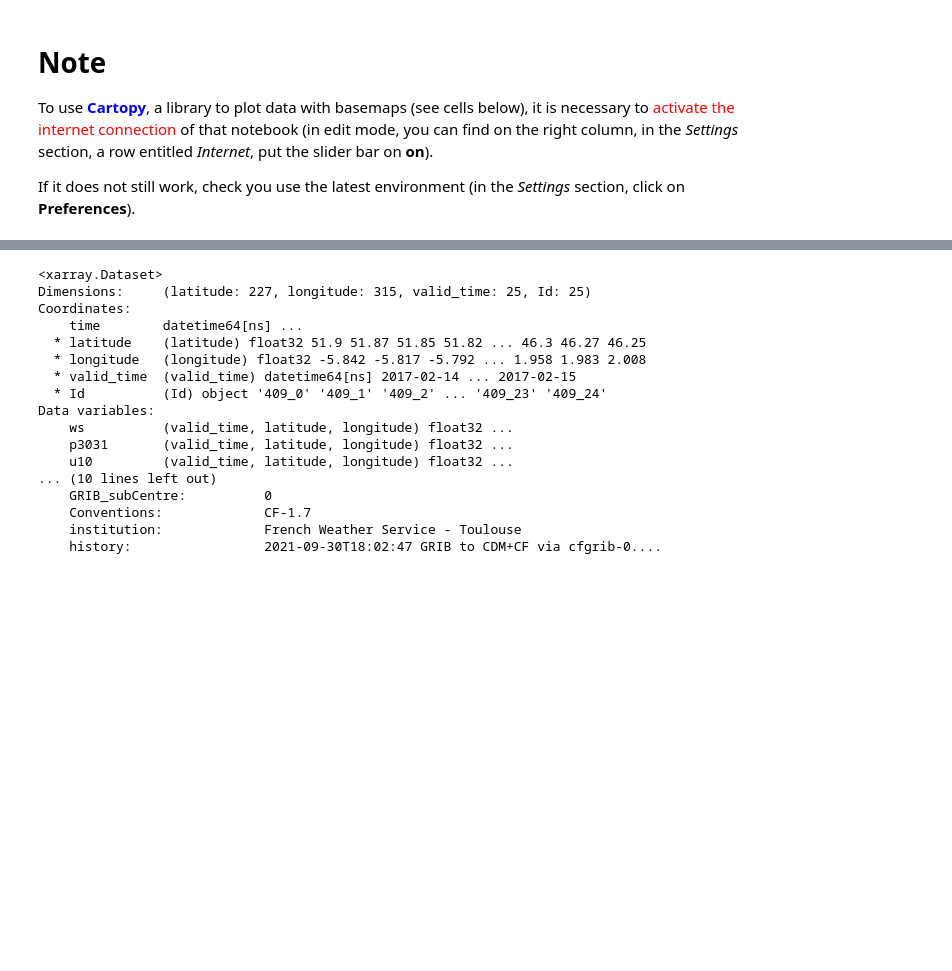
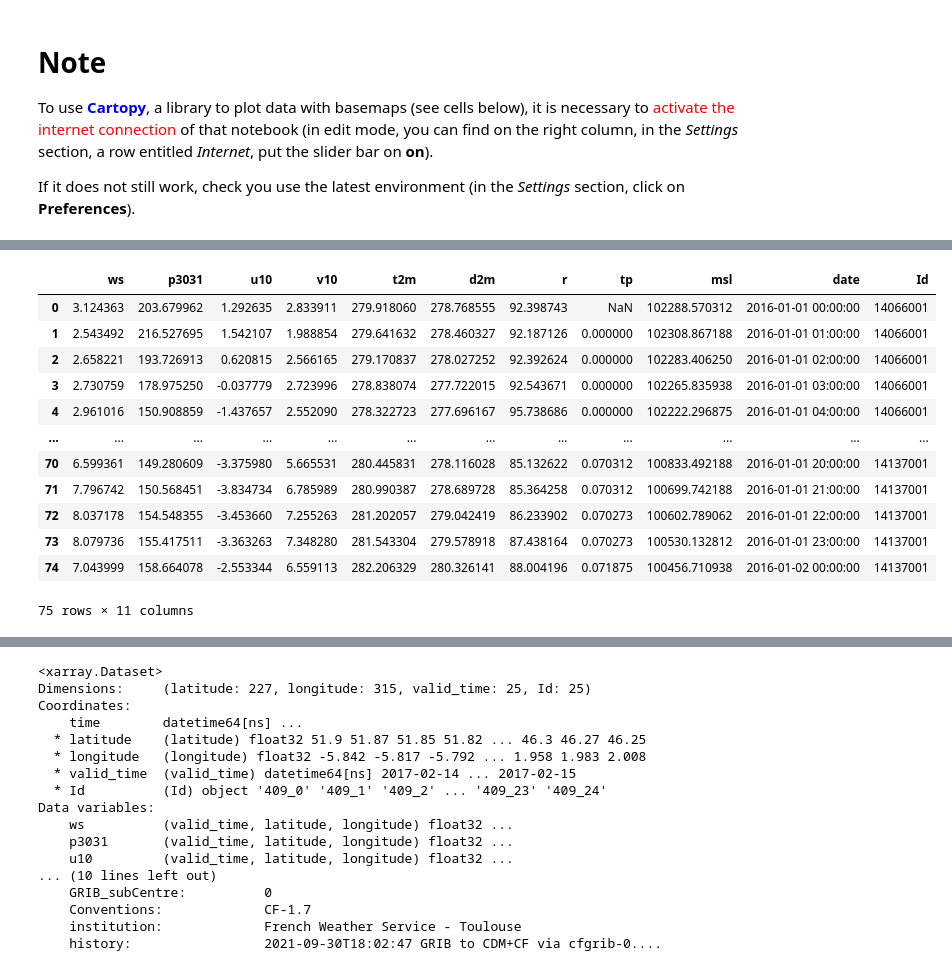
Before and after one commit to acamara2/meteoKaggle, a Jupyter notebook: prise_en_main/open-x-forecast-2d-train.ipynb, the cells around one changed output, grey strips where cells are left out. Cells and saved outputs as stored; diff of their text form; code cells hidden in the pictures; blank space fills up the shorter version.

```diff
--- a/prise_en_main/open-x-forecast-2d-train.ipynb
+++ b/prise_en_main/open-x-forecast-2d-train.ipynb
@@ -33,0 +90,16 @@ import datetime as dt
+# %%
+df_tot
+# %% [output]
+|  | ws | p3031 | u10 | v10 | t2m | d2m | r | tp | msl | date | Id |
+| 0 | 3.124363 | 203.679962 | 1.292635 | 2.833911 | 279.918060 | 278.768555 | 92.398743 | NaN | 102288.570312 | 2016-01-01 00:00:00 | 14066001 |
+| 1 | 2.543492 | 216.527695 | 1.542107 | 1.988854 | 279.641632 | 278.460327 | 92.187126 | 0.000000 | 102308.867188 | 2016-01-01 01:00:00 | 14066001 |
+| 2 | 2.658221 | 193.726913 | 0.620815 | 2.566165 | 279.170837 | 278.027252 | 92.392624 | 0.000000 | 102283.406250 | 2016-01-01 02:00:00 | 14066001 |
+| 3 | 2.730759 | 178.975250 | -0.037779 | 2.723996 | 278.838074 | 277.722015 | 92.543671 | 0.000000 | 102265.835938 | 2016-01-01 03:00:00 | 14066001 |
+| 4 | 2.961016 | 150.908859 | -1.437657 | 2.552090 | 278.322723 | 277.696167 | 95.738686 | 0.000000 | 102222.296875 | 2016-01-01 04:00:00 | 14066001 |
+| ... | ... | ... | ... | ... | ... | ... | ... | ... | ... | ... | ... |
+| 70 | 6.599361 | 149.280609 | -3.375980 | 5.665531 | 280.445831 | 278.116028 | 85.132622 | 0.070312 | 100833.492188 | 2016-01-01 20:00:00 | 14137001 |
+| 71 | 7.796742 | 150.568451 | -3.834734 | 6.785989 | 280.990387 | 278.689728 | 85.364258 | 0.070312 | 100699.742188 | 2016-01-01 21:00:00 | 14137001 |
+| 72 | 8.037178 | 154.548355 | -3.453660 | 7.255263 | 281.202057 | 279.042419 | 86.233902 | 0.070273 | 100602.789062 | 2016-01-01 22:00:00 | 14137001 |
+| 73 | 8.079736 | 155.417511 | -3.363263 | 7.348280 | 281.543304 | 279.578918 | 87.438164 | 0.070273 | 100530.132812 | 2016-01-01 23:00:00 | 14137001 |
+| 74 | 7.043999 | 158.664078 | -2.553344 | 6.559113 | 282.206329 | 280.326141 | 88.004196 | 0.071875 | 100456.710938 | 2016-01-02 00:00:00 | 14137001 |
+75 rows × 11 columns
```
Also changed, not shown: parts of 20 cells of this notebook, 1 other file.
